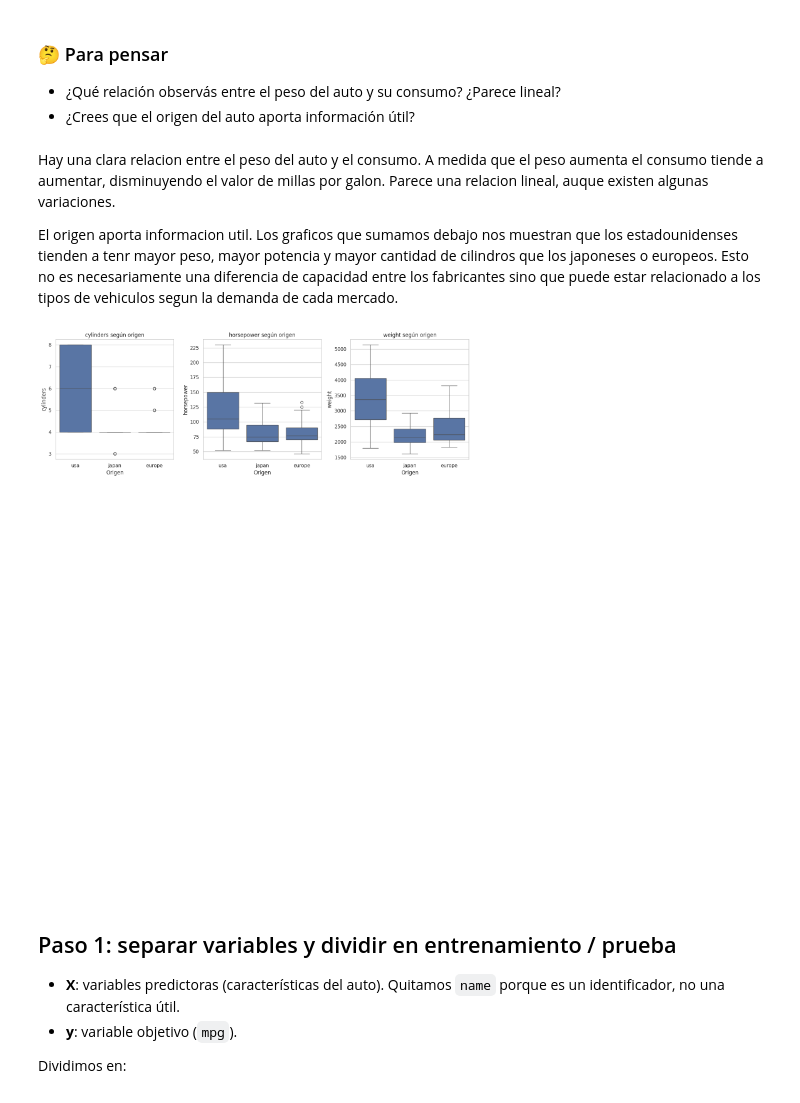
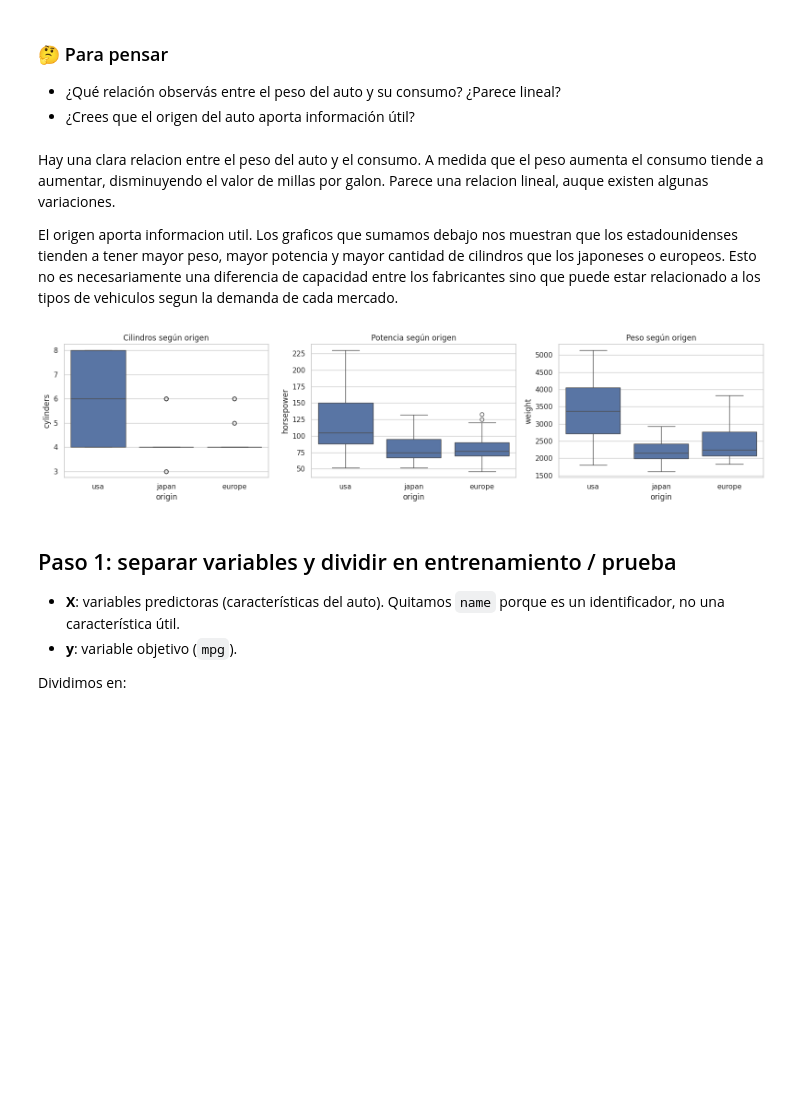
Before and after one commit to enrifonseca/AprendizajeAutomatico1, a Jupyter notebook: ISSD_AA1_Taller_redes_neuronales_sklearn_regresión.ipynb, the cells around one changed output. Drawn from its saved outputs; the diff is of its cells as text; code cells hidden in the pictures; blank space fills up the shorter version.

```diff
--- a/ISSD_AA1_Taller_redes_neuronales_sklearn_regresión.ipynb
+++ b/ISSD_AA1_Taller_redes_neuronales_sklearn_regresión.ipynb
@@ -242,66 +244,26 @@ plt.show()
 # %% [markdown]
 Hay una clara relacion entre el peso del auto y el consumo. A medida que el peso aumenta el consumo tiende a aumentar, disminuyendo el valor de millas por galon. Parece una relacion lineal, auque existen algunas variaciones.
 
-El origen aporta informacion util. Los graficos que sumamos debajo nos muestran que los estadounidenses tienden a tenr mayor peso, mayor potencia y mayor cantidad de cilindros que los japoneses o europeos. Esto no es necesariamente una diferencia de capacidad entre los fabricantes sino que puede estar relacionado a los tipos de vehiculos segun la demanda de cada mercado.
+El origen aporta informacion util. Los graficos que sumamos debajo nos muestran que los estadounidenses tienden a tener mayor peso, mayor potencia y mayor cantidad de cilindros que los japoneses o europeos. Esto no es necesariamente una diferencia de capacidad entre los fabricantes sino que puede estar relacionado a los tipos de vehiculos segun la demanda de cada mercado.
 # %%
-variables = [
-    "cylinders",
-    "horsepower",
-    "weight",
-]
-
-fig, ejes = plt.subplots(4, 3, figsize=(14, 18))
-ejes = ejes.flatten()
+fig, ejes = plt.subplots(1, 3, figsize=(16, 4))
 
 # 1) Cilindros segun origen
-
-sns.boxplot(
-    data=df_autos,
-    x="origin",
-    y="cylindres",
-    ax=ejes[0]
-)
-
-ejes[0].set_title(f"{variable} según origen")
-ejes[0].set_xlabel("Origen")
-ejes[0].set_ylabel("cylindre")
-
+sns.boxplot(data=df_autos, x="origin", y="cylinders", ax=ejes[0])
+ejes[0].set_title(f"Cilindros según origen")
 
 # 2) Potencia segun origen
-
-sns.boxplot(
-    data=df_autos,
-    x="origin",
-    y="horsepower",
-    ax=ejes[1]
-)
-
-ejes[1].set_title(f"{variable} según origen")
-ejes[1].set_xlabel("Origen")
-ejes[1].set_ylabel(variable)
+sns.boxplot(data=df_autos, x="origin", y="horsepower", ax=ejes[1])
+ejes[1].set_title(f"Potencia según origen")
 
 # 3) Peso segun origen
-
-sns.boxplot(
-    data=df_autos,
-    x="origin",
-    y="weight",
-    ax=ejes[2]
-)
-
-ejes[2].set_title(f"{variable} según origen")
-ejes[2].set_xlabel("Origen")
-ejes[2].set_ylabel(variable)
-
-
-# Ocultamos el gráfico sobrante
-for j in range(len(variables), len(ejes)):
-    ejes[j].axis("off")
+sns.boxplot(data=df_autos, x="origin", y="weight", ax=ejes[2])
+ejes[2].set_title(f"Peso según origen")
 
 plt.tight_layout()
 plt.show()
 # %% [output]
-[figure, old version]
+[figure, new version]
 # %% [markdown]
 ## Paso 1: separar variables y dividir en entrenamiento / prueba
 
```
Also changed, not shown: parts of 1 cell of this notebook.
